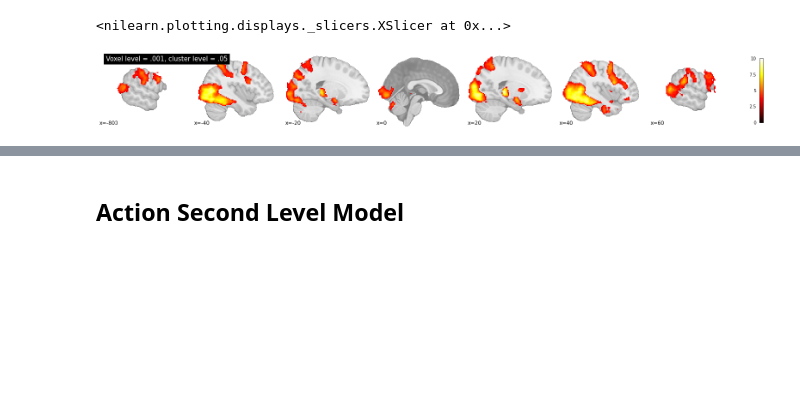
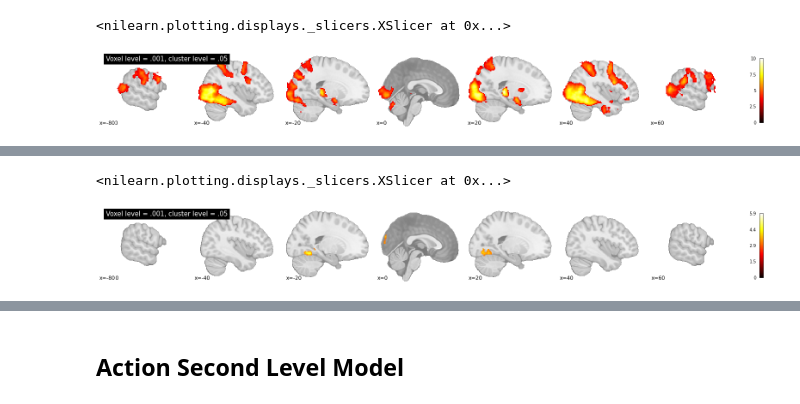
Before and after one commit to olafborghi/AON_ACTION, a Jupyter notebook: 05_second_level_model/second_level_model.ipynb, the cells around one changed output, grey strips where cells are left out. Saved outputs shown, nothing was run; the diff lists cells and outputs as text; code cells hidden in the pictures; blank space fills up the shorter version.

```diff
--- a/05_second_level_model/second_level_model.ipynb
+++ b/05_second_level_model/second_level_model.ipynb
@@ -361,0 +620,8 @@ aon_masker.to_filename(aon_mask_path)
+# %%
+transitive_intransitive_thresholded_map = AON_second_level_dir / "transitive-intransitive_z_map_threshold.nii.gz"
+
+plotting.plot_stat_map(transitive_intransitive_thresholded_map, display_mode = 'x', cut_coords=np.arange(-80,80,20), draw_cross=False,
+                       title="Voxel level = .001, cluster level = .05", bg_img = template, black_bg=False)
+# %% [output]
+<nilearn.plotting.displays._slicers.XSlicer at 0x...>
+[figure, added]
```
Also changed, not shown: parts of 107 cells of this notebook, 3 other files.
